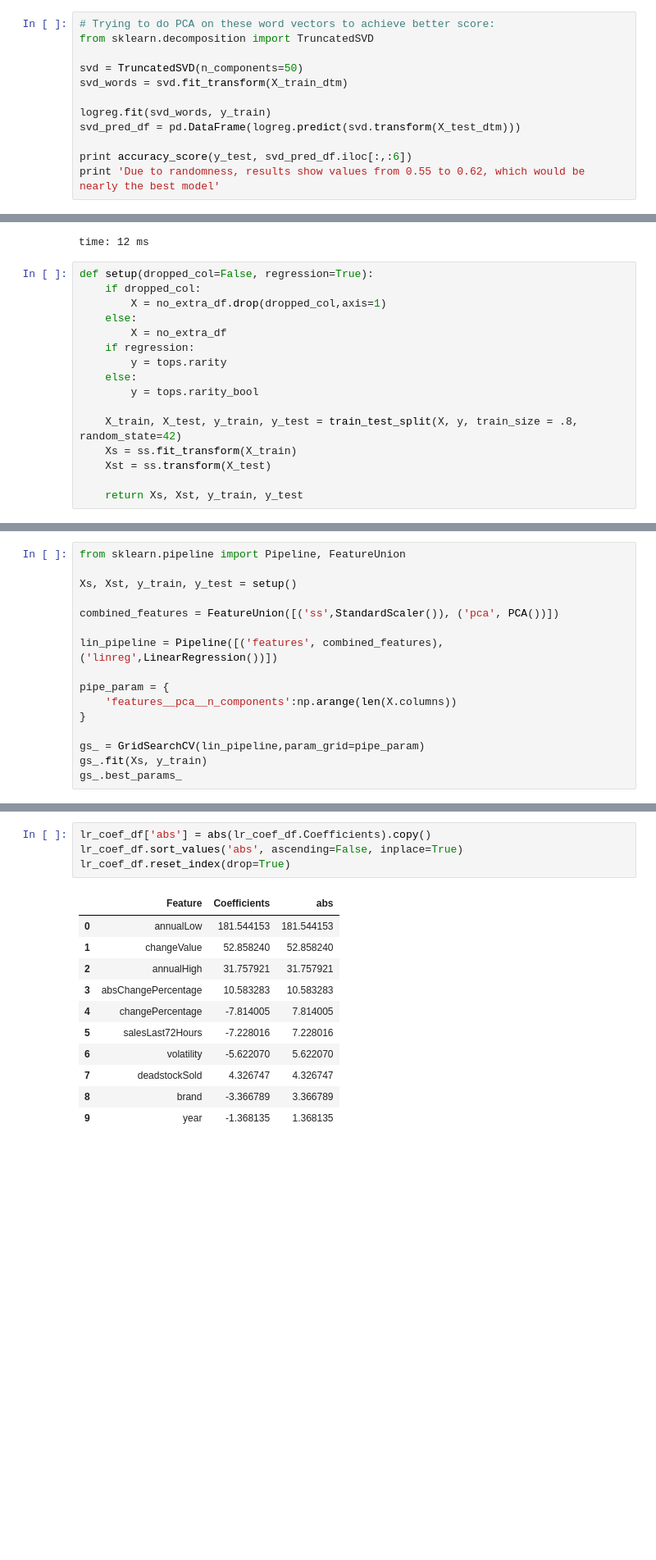
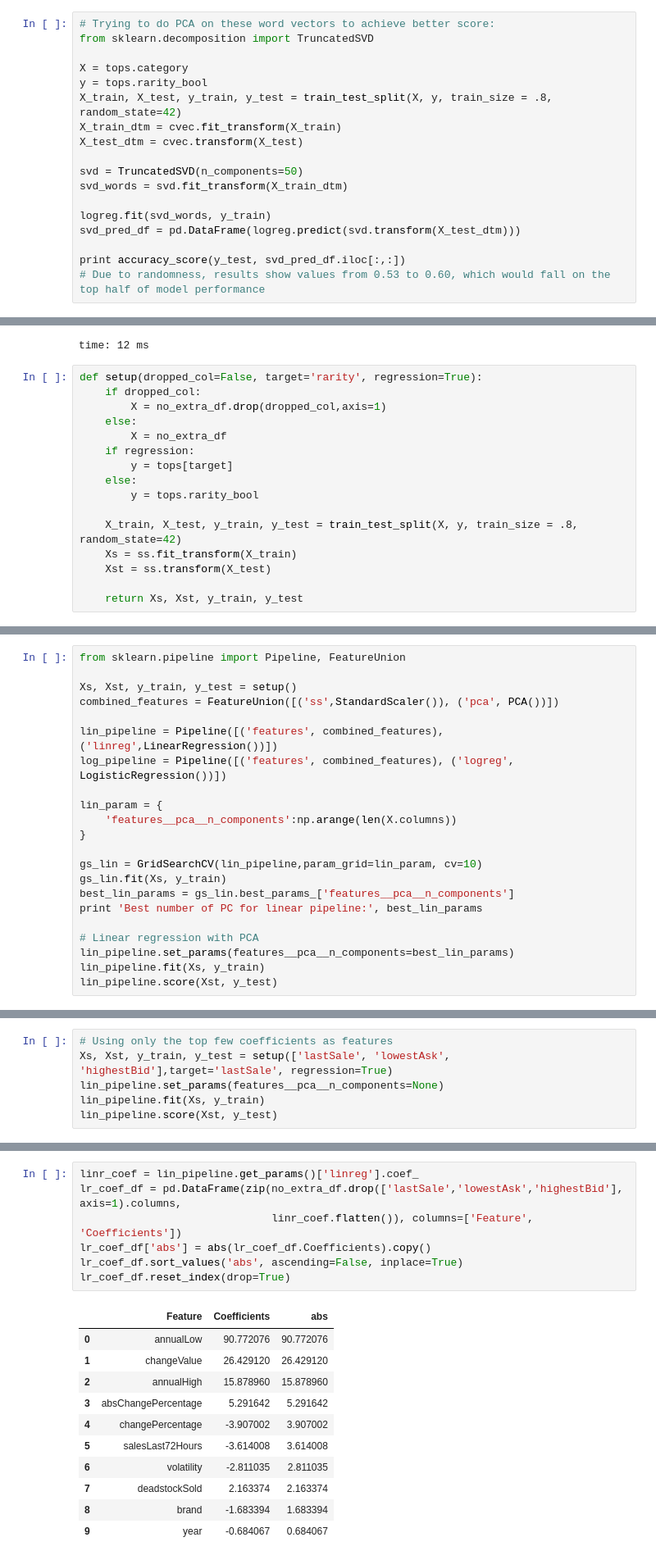
Before and after one commit to chrisk447/Capstone-GA, a Jupyter notebook: StockX Notebook.ipynb, the cells around one changed output, grey strips where cells are left out. Shown at 82% size. Cells and saved outputs as stored; diff of their text form; blank space fills up the shorter version.

```diff
--- a/StockX Notebook.ipynb
+++ b/StockX Notebook.ipynb
@@ -546,6 +559,12 @@ time: 16 ms
 # %%
 # Trying to do PCA on these word vectors to achieve better score:
 from sklearn.decomposition import TruncatedSVD
+
+X = tops.category
+y = tops.rarity_bool
+X_train, X_test, y_train, y_test = train_test_split(X, y, train_size = .8, random_state=42)
+X_train_dtm = cvec.fit_transform(X_train)
+X_test_dtm = cvec.transform(X_test)
 
 svd = TruncatedSVD(n_components=50)
 svd_words = svd.fit_transform(X_train_dtm)
@@ -553,6 +572,6 @@ svd_words = svd.fit_transform(X_train_dtm)
 logreg.fit(svd_words, y_train)
 svd_pred_df = pd.DataFrame(logreg.predict(svd.transform(X_test_dtm)))
 
-print accuracy_score(y_test, svd_pred_df.iloc[:,:6])
-print 'Due to randomness, results show values from 0.55 to 0.62, which would be nearly the best model'
+print accuracy_score(y_test, svd_pred_df.iloc[:,:])
+# Due to randomness, results show values from 0.53 to 0.60, which would fall on the top half of model performance
 # %% [output]
@@ -683,13 +701,13 @@ no_extra_df = num_df.loc[:,:'volatility'].copy()
 # %% [output]
 time: 12 ms
 # %%
-def setup(dropped_col=False, regression=True):
+def setup(dropped_col=False, target='rarity', regression=True):
     if dropped_col:
         X = no_extra_df.drop(dropped_col,axis=1)
     else:
         X = no_extra_df
     if regression:
-        y = tops.rarity
+        y = tops[target]
     else:
         y = tops.rarity_bool
 
@@ -704,16 +722,22 @@ time: 12 ms
 from sklearn.pipeline import Pipeline, FeatureUnion
 
 Xs, Xst, y_train, y_test = setup()
-
 combined_features = FeatureUnion([('ss',StandardScaler()), ('pca', PCA())])
 
 lin_pipeline = Pipeline([('features', combined_features), ('linreg',LinearRegression())])
+log_pipeline = Pipeline([('features', combined_features), ('logreg', LogisticRegression())])
 
-pipe_param = {
+lin_param = {
     'features__pca__n_components':np.arange(len(X.columns))
 }
 
-gs_ = GridSearchCV(lin_pipeline,param_grid=pipe_param)
-gs_.fit(Xs, y_train)
-gs_.best_params_
+gs_lin = GridSearchCV(lin_pipeline,param_grid=lin_param, cv=10)
+gs_lin.fit(Xs, y_train)
+best_lin_params = gs_lin.best_params_['features__pca__n_components']
+print 'Best number of PC for linear pipeline:', best_lin_params
+
+# Linear regression with PCA
+lin_pipeline.set_params(features__pca__n_components=best_lin_params)
+lin_pipeline.fit(Xs, y_train)
+lin_pipeline.score(Xst, y_test)
 # %% [output]
@@ -825,0 +810,6 @@ time: 28 ms
+# %%
+# Using only the top few coefficients as features
+Xs, Xst, y_train, y_test = setup(['lastSale', 'lowestAsk', 'highestBid'],target='lastSale', regression=True)
+lin_pipeline.set_params(features__pca__n_components=None)
+lin_pipeline.fit(Xs, y_train)
+lin_pipeline.score(Xst, y_test)
@@ -826,16 +819,19 @@ time: 28 ms
 # %%
+linr_coef = lin_pipeline.get_params()['linreg'].coef_
+lr_coef_df = pd.DataFrame(zip(no_extra_df.drop(['lastSale','lowestAsk','highestBid'], axis=1).columns,
+                              linr_coef.flatten()), columns=['Feature', 'Coefficients'])
 lr_coef_df['abs'] = abs(lr_coef_df.Coefficients).copy()
 lr_coef_df.sort_values('abs', ascending=False, inplace=True)
 lr_coef_df.reset_index(drop=True)
 # %% [output]
 |  | Feature | Coefficients | abs |
-| 0 | annualLow | 181.544153 | 181.544153 |
-| 1 | changeValue | 52.858240 | 52.858240 |
-| 2 | annualHigh | 31.757921 | 31.757921 |
-| 3 | absChangePercentage | 10.583283 | 10.583283 |
-| 4 | changePercentage | -7.814005 | 7.814005 |
-| 5 | salesLast72Hours | -7.228016 | 7.228016 |
-| 6 | volatility | -5.622070 | 5.622070 |
-| 7 | deadstockSold | 4.326747 | 4.326747 |
-| 8 | brand | -3.366789 | 3.366789 |
-| 9 | year | -1.368135 | 1.368135 |
+| 0 | annualLow | 90.772076 | 90.772076 |
+| 1 | changeValue | 26.429120 | 26.429120 |
+| 2 | annualHigh | 15.878960 | 15.878960 |
+| 3 | absChangePercentage | 5.291642 | 5.291642 |
+| 4 | changePercentage | -3.907002 | 3.907002 |
+| 5 | salesLast72Hours | -3.614008 | 3.614008 |
+| 6 | volatility | -2.811035 | 2.811035 |
+| 7 | deadstockSold | 2.163374 | 2.163374 |
+| 8 | brand | -1.683394 | 1.683394 |
+| 9 | year | -0.684067 | 0.684067 |
```
Also changed, not shown: parts of 23 cells of this notebook.
